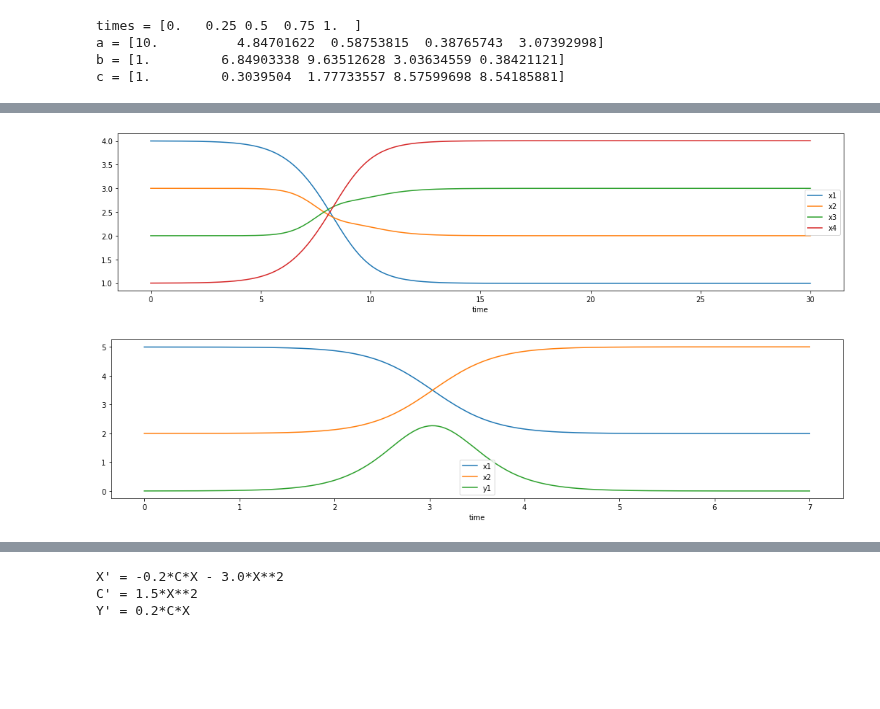
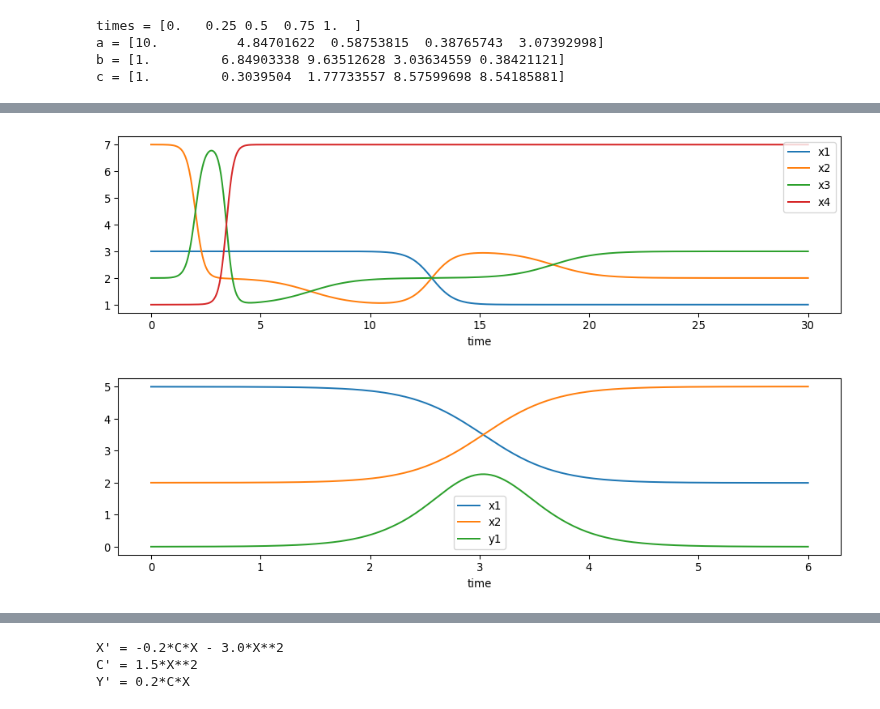
Before and after one commit to UC-Davis-molecular-computing/gpac, a Jupyter notebook: notebook.ipynb, the cells around one changed output, grey strips where cells are left out. Cells and saved outputs as stored; diff of their text form; code cells hidden in the pictures; blank space fills up the shorter version.

Commit message:
set figure DPI to 96 in `ode.plot` to have consistent figure size across machines

```diff
--- a/notebook.ipynb
+++ b/notebook.ipynb
@@ -87,32 +88,33 @@ gpac.plot(odes, initial_values, t_eval=t_eval, figure_size=(12,3), symbols_to_pl
 # %%
 # bubble sort values x1, x2, x3, x4
 x1,x2,x3,x4,y1,y2,y3 = sympy.symbols('x1 x2 x3 x4 y1 y2 y3')
 
 odes = {
     x1: -y1,
     x2: -y2+y1,
     x3: -y3+y2,
     x4: y3,
     y1: (x1-x2)*y1,
     y2: (x2-x3)*y2,
     y3: (x3-x4)*y3,
 }
 eps = 0.001
 initial_values = {
-    x1: 4,
-    x2: 3,
+    x1: 3,
+    x2: 7,
     x3: 2,
     x4: 1,
     y1: eps,
     y2: eps,
     y3: eps,
 }
 t_eval = np.linspace(0,30,500)
-gpac.plot(odes, initial_values, t_eval, figure_size=(18,4), symbols_to_plot=[x1,x2,x3,x4])
+gpac.plot(odes, initial_values, t_eval, figure_size=(12,3), symbols_to_plot=[x1,x2,x3,x4])
 # %% [output]
-[figure, old version]
+[figure, new version]
 # %%
-# bubble sort values x1, x2, x3, x4
+# special case of bubble sort above with only two values x1, x2
+# swap values x1,x2 and plot value y1 to see how it spikes during the swap
 x1,x2,y1 = sympy.symbols('x1 x2 y1')
 
 odes = {
@@ -126,10 +128,10 @@ initial_values = {
     x2: 2,
     y1: eps,
 }
-t_eval = np.linspace(0,7,200)
-gpac.plot(odes, initial_values, t_eval, figure_size=(18,4), symbols_to_plot=[x1,x2,y1])
+t_eval = np.linspace(0,6,200)
+gpac.plot(odes, initial_values, t_eval, figure_size=(12,3), symbols_to_plot=[x1,x2,y1])
 # %% [output]
-[figure, old version]
+[figure, new version]
 # %%
 # plot solution to ODEs of this CRN that computes f(x) = x^2,
 #   writing down the ODEs directly
```
Also changed, not shown: parts of 4 cells of this notebook, 1 other file.
